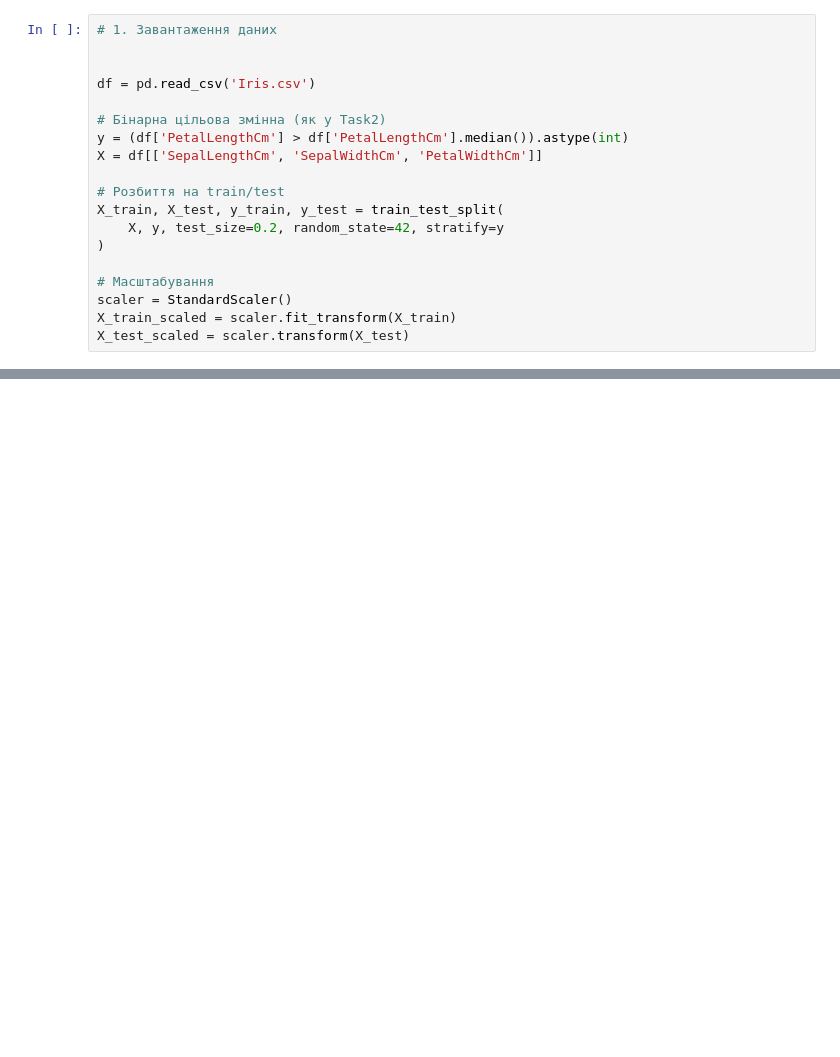
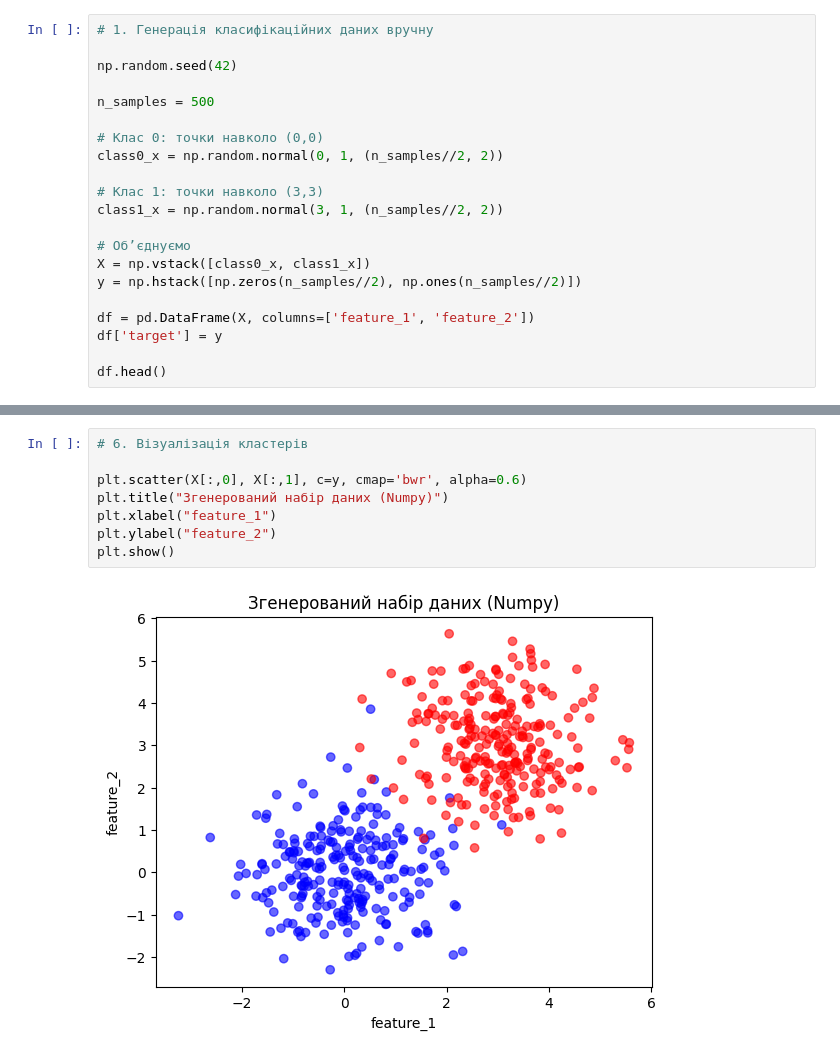
Before and after one commit to lipovanton1001/IntelligentDataAnalysis, a Jupyter notebook: labs5/task3.ipynb, the cells around one changed output, grey strips where cells are left out. Drawn from its saved outputs; the diff is of its cells as text; blank space fills up the shorter version.

```diff
--- a/labs5/task3.ipynb
+++ b/labs5/task3.ipynb
@@ -12,19 +9,21 @@ from sklearn.metrics import roc_curve, auc
 # %%
-# 1. Завантаження даних
+# 1. Генерація класифікаційних даних вручну
 
+np.random.seed(42)
 
-df = pd.read_csv('Iris.csv')
+n_samples = 500
 
-# Бінарна цільова змінна (як у Task2)
-y = (df['PetalLengthCm'] > df['PetalLengthCm'].median()).astype(int)
-X = df[['SepalLengthCm', 'SepalWidthCm', 'PetalWidthCm']]
+# Клас 0: точки навколо (0,0)
+class0_x = np.random.normal(0, 1, (n_samples//2, 2))
 
-# Розбиття на train/test
-X_train, X_test, y_train, y_test = train_test_split(
-    X, y, test_size=0.2, random_state=42, stratify=y
-)
+# Клас 1: точки навколо (3,3)
+class1_x = np.random.normal(3, 1, (n_samples//2, 2))
 
-# Масштабування
-scaler = StandardScaler()
-X_train_scaled = scaler.fit_transform(X_train)
-X_test_scaled = scaler.transform(X_test)
+# Об’єднуємо
+X = np.vstack([class0_x, class1_x])
+y = np.hstack([np.zeros(n_samples//2), np.ones(n_samples//2)])
+
+df = pd.DataFrame(X, columns=['feature_1', 'feature_2'])
+df['target'] = y
+
+df.head()
@@ -133,0 +77,10 @@ plt.show()
+# %%
+# 6. Візуалізація кластерів
+
+plt.scatter(X[:,0], X[:,1], c=y, cmap='bwr', alpha=0.6)
+plt.title("Згенерований набір даних (Numpy)")
+plt.xlabel("feature_1")
+plt.ylabel("feature_2")
+plt.show()
+# %% [output]
+[figure, added]
```
Also changed, not shown: parts of 6 cells of this notebook, 1 other file.
